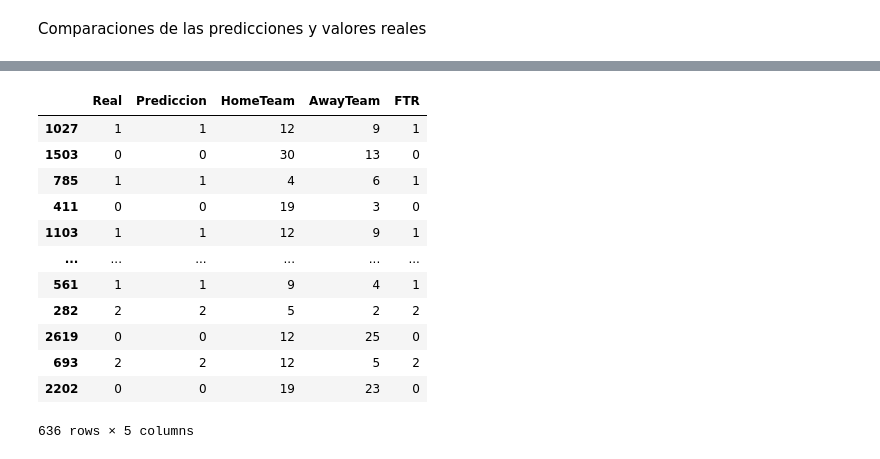
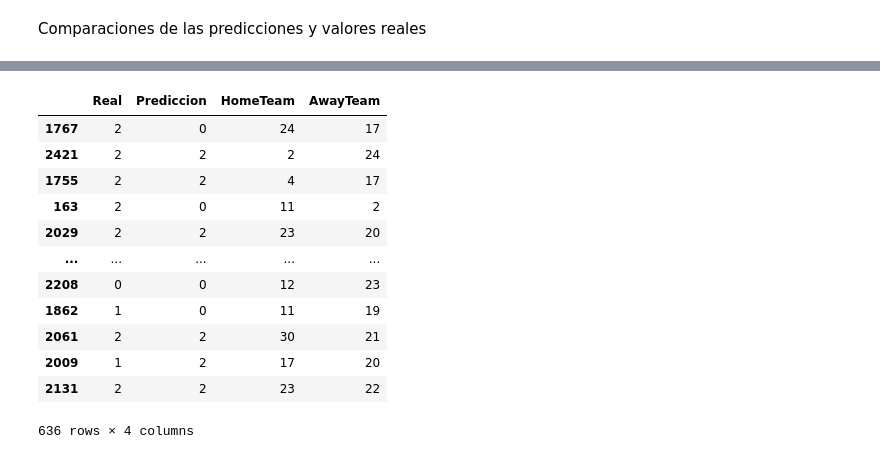
Before and after one commit to javim7/DeepLearning-ProyectoFinal, a Jupyter notebook: modelo3.ipynb, the cells around one changed output, grey strips where cells are left out. Drawn from its saved outputs; the diff is of its cells as text; code cells hidden in the pictures.

Commit message:
modelo3
Co-Authored-By: Roberto Rios <87707371+robertriosm@users.noreply.github.com>

```diff
--- a/modelo3.ipynb
+++ b/modelo3.ipynb
@@ -244,7 +288,7 @@ data
 # %% [markdown]
 Seleccionar las columnas que utilizamos como caracteristicas y la columna objetivo, que en este caso es FTR o Full Time Result, la cual tiene 3 opciones 'H' (o 2 significando que HomeTeam gano) 'A' (o 0 significando que AwayTeam gano) y 'D' (o 1 significando que hubo un empate).
 # %%
-X = data.drop(['FTR', 'Date', 'HTR'], axis=1)
+X = data[['HomeTeam', 'AwayTeam', 'HomePointsSum', 'AwayPointsSum']]
 y = data['FTR']
 
 X.dtypes
@@ -273,14 +305,19 @@ X_train, X_test, y_train, y_test = train_test_split(X, y, test_size=0.2, random_
 # %% [markdown]
 #### Creamos el modelo
 # %%
+from keras.layers import LSTM
+
 model = Sequential()
-model.add(Dense(64, activation='relu', input_shape=(X_train.shape[1],)))
+model.add(LSTM(64, activation='relu', input_shape=(None, X_train.shape[1])))
 model.add(Dense(32, activation='relu'))
 model.add(Dense(3, activation='softmax'))
 
+# Compila y ajusta el modelo
 model.compile(optimizer='adam', loss='sparse_categorical_crossentropy', metrics=['accuracy'])
 # %% [markdown]
 Entrenamos el modelo
 # %%
-history = model.fit(X_train, y_train, epochs=5, batch_size=32, validation_data=(X_test, y_test))
+history = model.fit(X_train.values.reshape((X_train.shape[0], 1, X_train.shape[1])),
+                    y_train, epochs=25, batch_size=32,
+                    validation_data=(X_test.values.reshape((X_test.shape[0], 1, X_test.shape[1])), y_test))
 # %% [output]
@@ -306,7 +361,7 @@ Text(0, 0.5, 'Training Error')
 # %% [markdown]
 Obtener la exactitud del modelo
 # %%
-y_pred = model.predict(X_test)
+y_pred = model.predict(X_test.values.reshape((X_test.shape[0], 1, X_test.shape[1])))
 y_pred_labels = y_pred.argmax(axis=1)
 
 accuracy = accuracy_score(y_test, y_pred_labels)
@@ -335,17 +390,17 @@ pd.crosstab(index=combined['Real'], columns=combined['Prediccion'])
 # %%
-combined = combined.merge(data[['HomeTeam', 'AwayTeam', 'FTR']], left_index=True, right_index=True)
+combined = combined.merge(data[['HomeTeam', 'AwayTeam']], left_index=True, right_index=True)
 combined
 # %% [output]
-|  | Real | Prediccion | HomeTeam | AwayTeam | FTR |
-| 1027 | 1 | 1 | 12 | 9 | 1 |
-| 1503 | 0 | 0 | 30 | 13 | 0 |
-| 785 | 1 | 1 | 4 | 6 | 1 |
-| 411 | 0 | 0 | 19 | 3 | 0 |
-| 1103 | 1 | 1 | 12 | 9 | 1 |
-| ... | ... | ... | ... | ... | ... |
-| 561 | 1 | 1 | 9 | 4 | 1 |
-| 282 | 2 | 2 | 5 | 2 | 2 |
-| 2619 | 0 | 0 | 12 | 25 | 0 |
-| 693 | 2 | 2 | 12 | 5 | 2 |
-| 2202 | 0 | 0 | 19 | 23 | 0 |
+|  | Real | Prediccion | HomeTeam | AwayTeam |
+| 1767 | 2 | 0 | 24 | 17 |
+| 2421 | 2 | 2 | 2 | 24 |
+| 1755 | 2 | 2 | 4 | 17 |
+| 163 | 2 | 0 | 11 | 2 |
+| 2029 | 2 | 2 | 23 | 20 |
+| ... | ... | ... | ... | ... |
+| 2208 | 0 | 0 | 12 | 23 |
+| 1862 | 1 | 0 | 11 | 19 |
+| 2061 | 2 | 2 | 30 | 21 |
+| 2009 | 1 | 2 | 17 | 20 |
+| 2131 | 2 | 2 | 23 | 22 |
-636 rows × 5 columns
+636 rows × 4 columns
```
Also changed, not shown: parts of 22 cells of this notebook, 2 other files.
